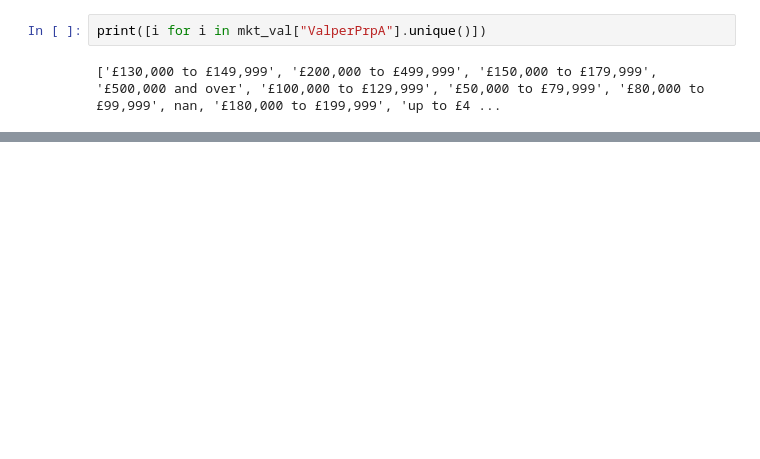
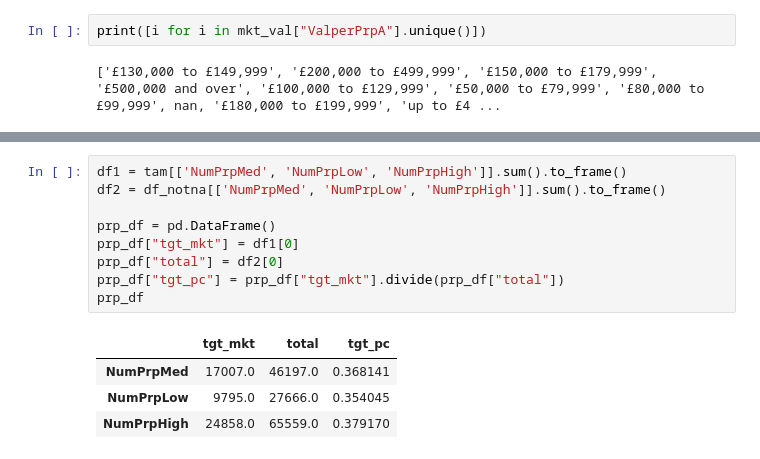
Before and after one commit to sam-hatley/landlord-data, a Jupyter notebook: exploration.ipynb, the cells around one changed output, grey strips where cells are left out. Saved outputs shown, nothing was run; the diff lists cells and outputs as text; blank space fills up the shorter version.

```diff
--- a/exploration.ipynb
+++ b/exploration.ipynb
@@ -563,0 +607,14 @@ prp_df
+# %%
+df1 = tam[['NumPrpMed', 'NumPrpLow', 'NumPrpHigh']].sum().to_frame()
+df2 = df_notna[['NumPrpMed', 'NumPrpLow', 'NumPrpHigh']].sum().to_frame()
+
+prp_df = pd.DataFrame()
+prp_df["tgt_mkt"] = df1[0]
+prp_df["total"] = df2[0]
+prp_df["tgt_pc"] = prp_df["tgt_mkt"].divide(prp_df["total"])
+prp_df
+# %% [output]
+|  | tgt_mkt | total | tgt_pc |
+| NumPrpMed | 17007.0 | 46197.0 | 0.368141 |
+| NumPrpLow | 9795.0 | 27666.0 | 0.354045 |
+| NumPrpHigh | 24858.0 | 65559.0 | 0.379170 |
```
Also changed, not shown: parts of 9 cells of this notebook.
